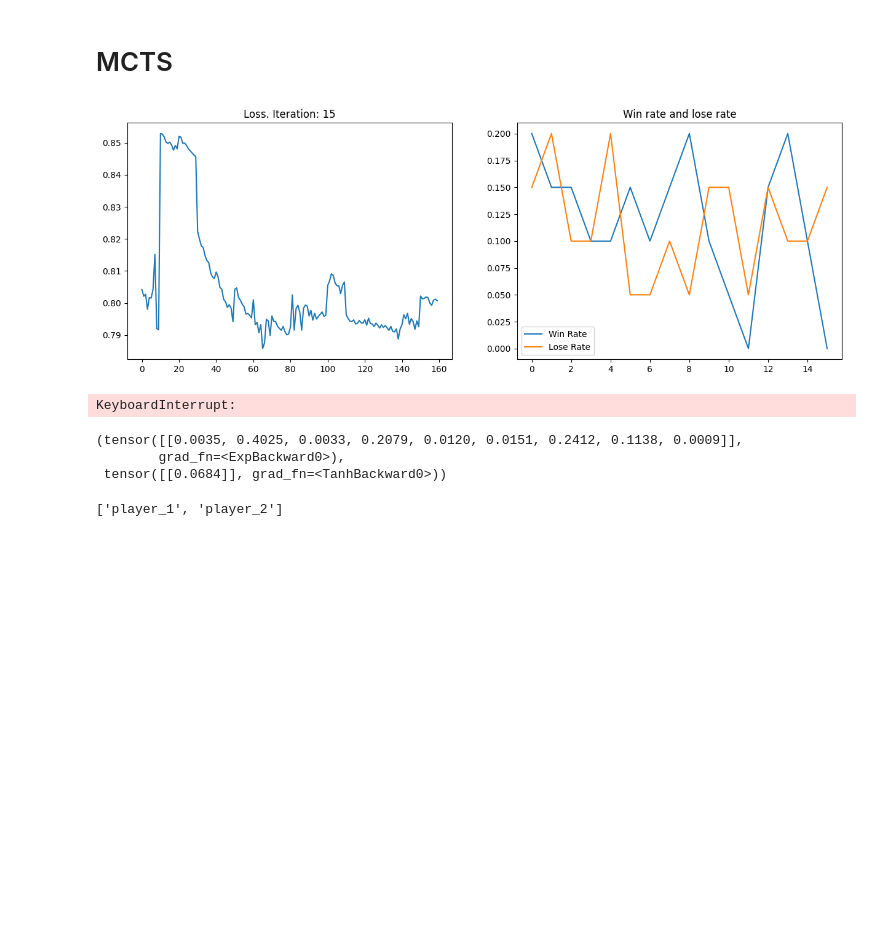
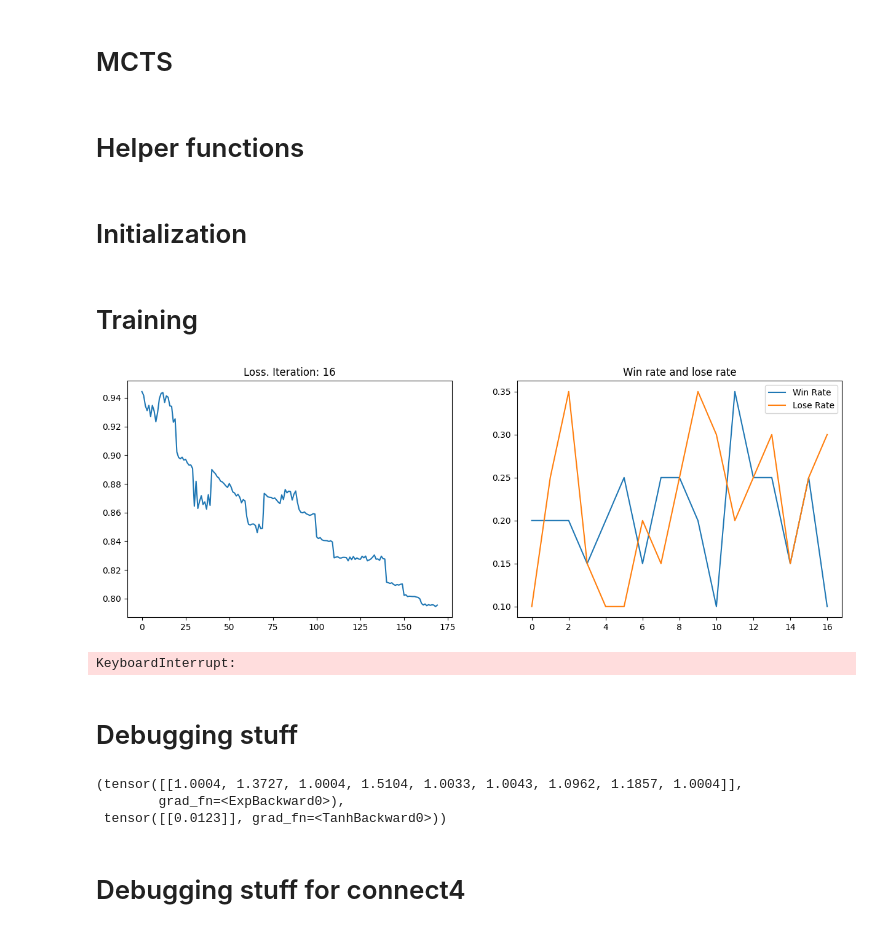
Before and after one commit to Akhilez/reward_lab, a Jupyter notebook: templates/alphazero.ipynb, the cells around one changed output. Cells and saved outputs as stored; diff of their text form; code cells hidden in the pictures; blank space fills up the shorter version.

```diff
--- a/templates/alphazero.ipynb
+++ b/templates/alphazero.ipynb
@@ -161,4 +150,6 @@ class MCTS:
         ], dtype=np.float32)
         p /= p.sum()
         return p
+# %% [markdown]
+# Helper functions
 # %%
@@ -205,22 +202,25 @@ def self_play(env, mcts: MCTS):
             for tup in tuples:
                 tup[2] = env.rewards[tup[2]]
             return tuples
+# %% [markdown]
+# Initialization
+# %%
+env = tictactoe_v3.env()
+n_actions = env.action_space(env.possible_agents[0]).n
+n_inputs = env.observation_space(env.possible_agents[0])['observation'].sample().flatten().shape[0]
+
+device = 'cpu'
+model = AlphaZeroModel(n_inputs, n_actions).to(device)
+old_model = deepcopy(model)
+optimizer = Adam(model.parameters(), lr=1e-4, weight_decay=1e-6)
+
+train_examples_history = deque([], maxlen=25)
+losses = []
+win_rates = []
+lose_rates = []
+# %% [markdown]
+# Training
 # %%
-# def main():
-env = tictactoe_v3.env()
-n_actions = env.action_space('player_2').n
-n_inputs = env.observation_space('player_2')['observation'].sample().flatten().shape[0]
-
-device = 'cpu'
-model = AlphaZeroModel(n_inputs, n_actions).to(device)
-old_model = deepcopy(model)
-optimizer = Adam(model.parameters(), lr=1e-4)
-
-train_examples_history = deque([], maxlen=10)
-losses = []
-win_rates = []
-lose_rates = []
-
 for iteration in range(1000):
     """ Self Play """
     iteration_train_examples = deque([], maxlen=1000)
@@ -232,36 +232,38 @@ for iteration in range(1000):
     train_examples_history.append(iteration_train_examples)
     dataset = [x for xs in train_examples_history for x in xs]
     dataloader = DataLoader(dataset, batch_size=16, shuffle=True)
 
     """ Train """
     model.train()
     for epoch in tqdm(range(10), desc='Training'):
         loss_mean = MeanMetric()
         for state, p, v in dataloader:
             p_pred, v_pred = model(state.float().to(device))
-            loss = (v.to(device) - v_pred).pow(2).mean() - (p.to(device) * p_pred).mean()
+            loss = (v.to(device) - v_pred).pow(2).mean() - (p.to(device) * p_pred.log()).mean()
 
             optimizer.zero_grad()
             loss.backward()
             optimizer.step()
 
             loss_mean(loss.item())
         losses.append(loss_mean.compute())
 
     """ Evaluate """
     n_eval_episodes = 20
     wins, loses = [0, 0], [0, 0]
     wins[0], loses[0] = evaluate(env, model, old_model, n_eval_episodes // 2)
     loses[1], wins[1] = evaluate(env, old_model, model, n_eval_episodes // 2)
     win_rates.append(sum(wins) / n_eval_episodes)
     lose_rates.append(sum(loses) / n_eval_episodes)
     if win_rates[-1] > lose_rates[-1]:
         old_model = deepcopy(model)
 
     plot(iteration, losses, win_rates, lose_rates)
 # %% [output]
-[figure, old version]
+[figure, new version]
 KeyboardInterrupt:
+# %% [markdown]
+# Debugging stuff
 # %%
 def human_readable_s(s):
     """For debugging purposes"""
@@ -299,12 +301,10 @@ sm = machine_readable_s(s, player=2)
 sm = torch.tensor(sm).float().unsqueeze(0).to(device)
 model.eval()
 p, v = model(sm)
-p.exp(), v
+p, v
 # %% [output]
-(tensor([[0.0035, 0.4025, 0.0033, 0.2079, 0.0120, 0.0151, 0.2412, 0.1138, 0.0009]],
+(tensor([[1.0004, 1.3727, 1.0004, 1.5104, 1.0033, 1.0043, 1.0962, 1.1857, 1.0004]],
         grad_fn=<ExpBackward0>),
- tensor([[0.0684]], grad_fn=<TanhBackward0>))
+ tensor([[0.0123]], grad_fn=<TanhBackward0>))
-# %%
-env.agents[0]
-# %% [output]
-['player_1', 'player_2']
+# %% [markdown]
+# Debugging stuff for connect4
```
Also changed, not shown: parts of 17 cells of this notebook, 1 other file.
